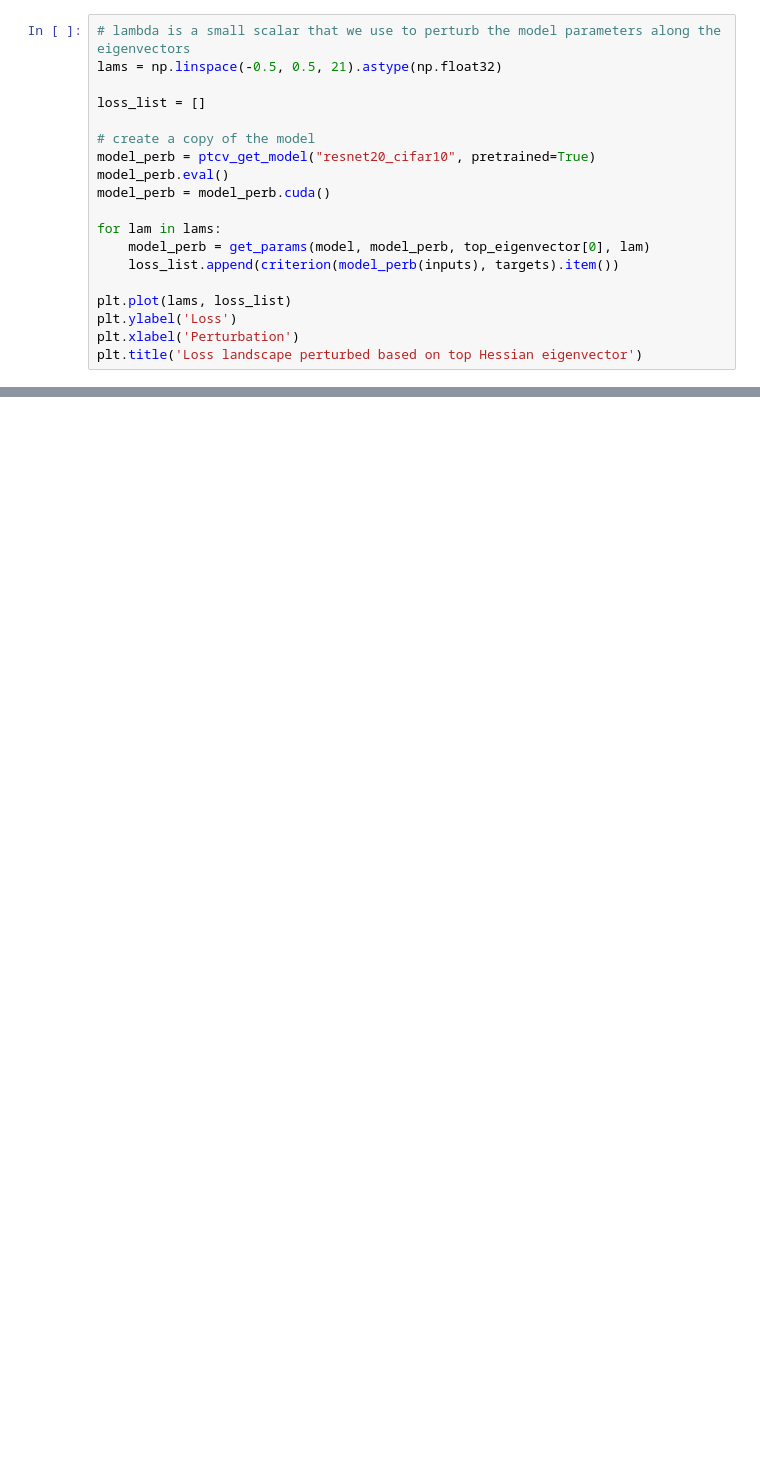
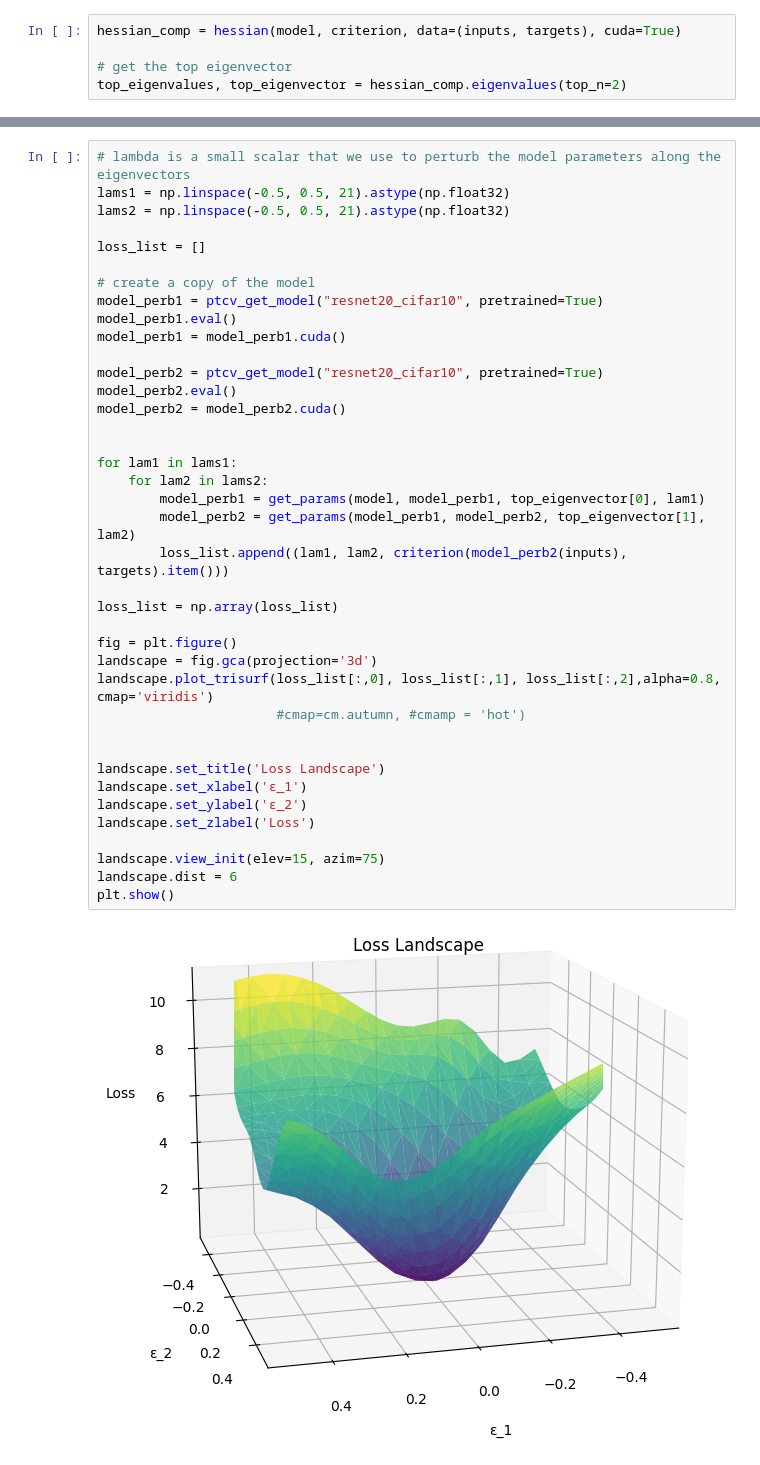
Before and after one commit to taehyeonhan-hatae/MAML, a Jupyter notebook: Test_jupyternotebook/loss_landscape.ipynb, the cells around one changed output, grey strips where cells are left out. Drawn from its saved outputs; the diff is of its cells as text; blank space fills up the shorter version.

Commit message:
loss landscape

```diff
--- a/Test_jupyternotebook/loss_landscape.ipynb
+++ b/Test_jupyternotebook/loss_landscape.ipynb
@@ -101,19 +134,5 @@ def get_params(model_orig,  model_perb, direction, alpha):
 # %%
-# lambda is a small scalar that we use to perturb the model parameters along the eigenvectors
-lams = np.linspace(-0.5, 0.5, 21).astype(np.float32)
+hessian_comp = hessian(model, criterion, data=(inputs, targets), cuda=True)
 
-loss_list = []
-
-# create a copy of the model
-model_perb = ptcv_get_model("resnet20_cifar10", pretrained=True)
-model_perb.eval()
-model_perb = model_perb.cuda()
-
-for lam in lams:
-    model_perb = get_params(model, model_perb, top_eigenvector[0], lam)
-    loss_list.append(criterion(model_perb(inputs), targets).item())
-
-plt.plot(lams, loss_list)
-plt.ylabel('Loss')
-plt.xlabel('Perturbation')
-plt.title('Loss landscape perturbed based on top Hessian eigenvector')
+# get the top eigenvector
+top_eigenvalues, top_eigenvector = hessian_comp.eigenvalues(top_n=2)
@@ -122,0 +145,41 @@ RuntimeError: bias should contain 16 elements not 4608
+# %%
+# lambda is a small scalar that we use to perturb the model parameters along the eigenvectors
+lams1 = np.linspace(-0.5, 0.5, 21).astype(np.float32)
+lams2 = np.linspace(-0.5, 0.5, 21).astype(np.float32)
+
+loss_list = []
+
+# create a copy of the model
+model_perb1 = ptcv_get_model("resnet20_cifar10", pretrained=True)
+model_perb1.eval()
+model_perb1 = model_perb1.cuda()
+
+model_perb2 = ptcv_get_model("resnet20_cifar10", pretrained=True)
+model_perb2.eval()
+model_perb2 = model_perb2.cuda()
+
+
+for lam1 in lams1:
+    for lam2 in lams2:
+        model_perb1 = get_params(model, model_perb1, top_eigenvector[0], lam1)
+        model_perb2 = get_params(model_perb1, model_perb2, top_eigenvector[1], lam2)
+        loss_list.append((lam1, lam2, criterion(model_perb2(inputs), targets).item()))
+
+loss_list = np.array(loss_list)
+
+fig = plt.figure()
+landscape = fig.gca(projection='3d')
+landscape.plot_trisurf(loss_list[:,0], loss_list[:,1], loss_list[:,2],alpha=0.8, cmap='viridis')
+                       #cmap=cm.autumn, #cmamp = 'hot')
+
+
+landscape.set_title('Loss Landscape')
+landscape.set_xlabel('ε_1')
+landscape.set_ylabel('ε_2')
+landscape.set_zlabel('Loss')
+
+landscape.view_init(elev=15, azim=75)
+landscape.dist = 6
+plt.show()
+# %% [output]
+[figure, added]
```
Also changed, not shown: parts of 9 cells of this notebook, 3 other files.
